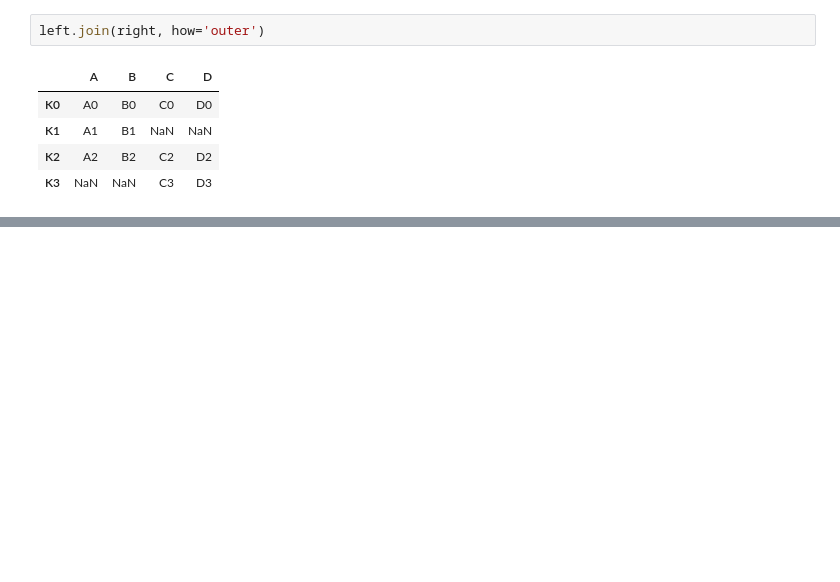
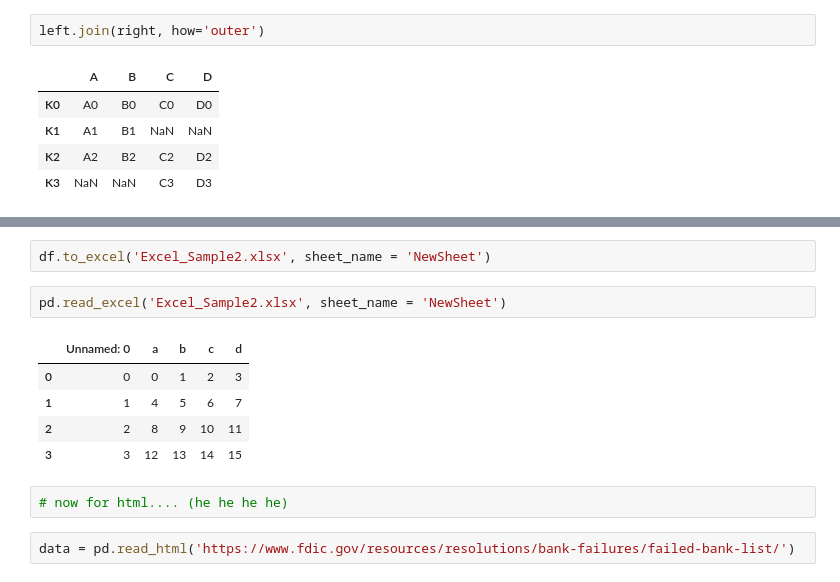
Before and after one commit to shahbazmansahia/DataAnalysisWithPython, a Jupyter notebook: Refactored_Py_DS_ML_Bootcamp-master/03-Python-for-Data-Analysis-Pandas/Pandas Intro Section Notes.ipynb, the cells around one changed output, grey strips where cells are left out. Cells and saved outputs as stored; diff of their text form; blank space fills up the shorter version.

```diff
--- a/Refactored_Py_DS_ML_Bootcamp-master/03-Python-for-Data-Analysis-Pandas/Pandas Intro Section Notes.ipynb
+++ b/Refactored_Py_DS_ML_Bootcamp-master/03-Python-for-Data-Analysis-Pandas/Pandas Intro Section Notes.ipynb
@@ -1085,0 +1372,14 @@ left.join(right, how='outer')
+# %%
+df.to_excel('Excel_Sample2.xlsx', sheet_name = 'NewSheet')
+# %%
+pd.read_excel('Excel_Sample2.xlsx', sheet_name = 'NewSheet')
+# %% [output]
+|  | Unnamed: 0 | a | b | c | d |
+| 0 | 0 | 0 | 1 | 2 | 3 |
+| 1 | 1 | 4 | 5 | 6 | 7 |
+| 2 | 2 | 8 | 9 | 10 | 11 |
+| 3 | 3 | 12 | 13 | 14 | 15 |
+# %%
+# now for html.... (he he he he)
+# %%
+data = pd.read_html('https://www.fdic.gov/resources/resolutions/bank-failures/failed-bank-list/')
```
Also changed, not shown: parts of 63 cells of this notebook, 2 other files.
